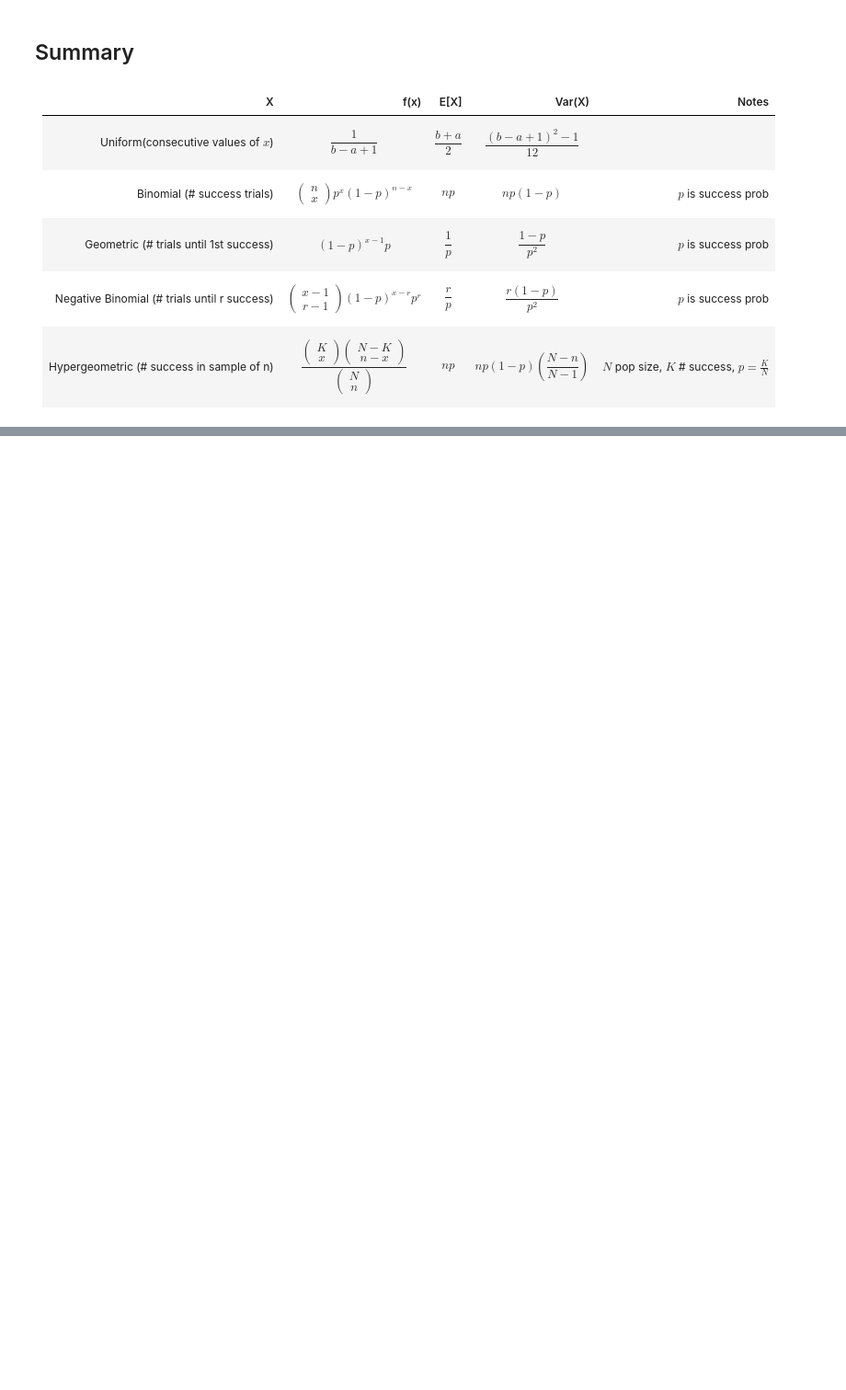
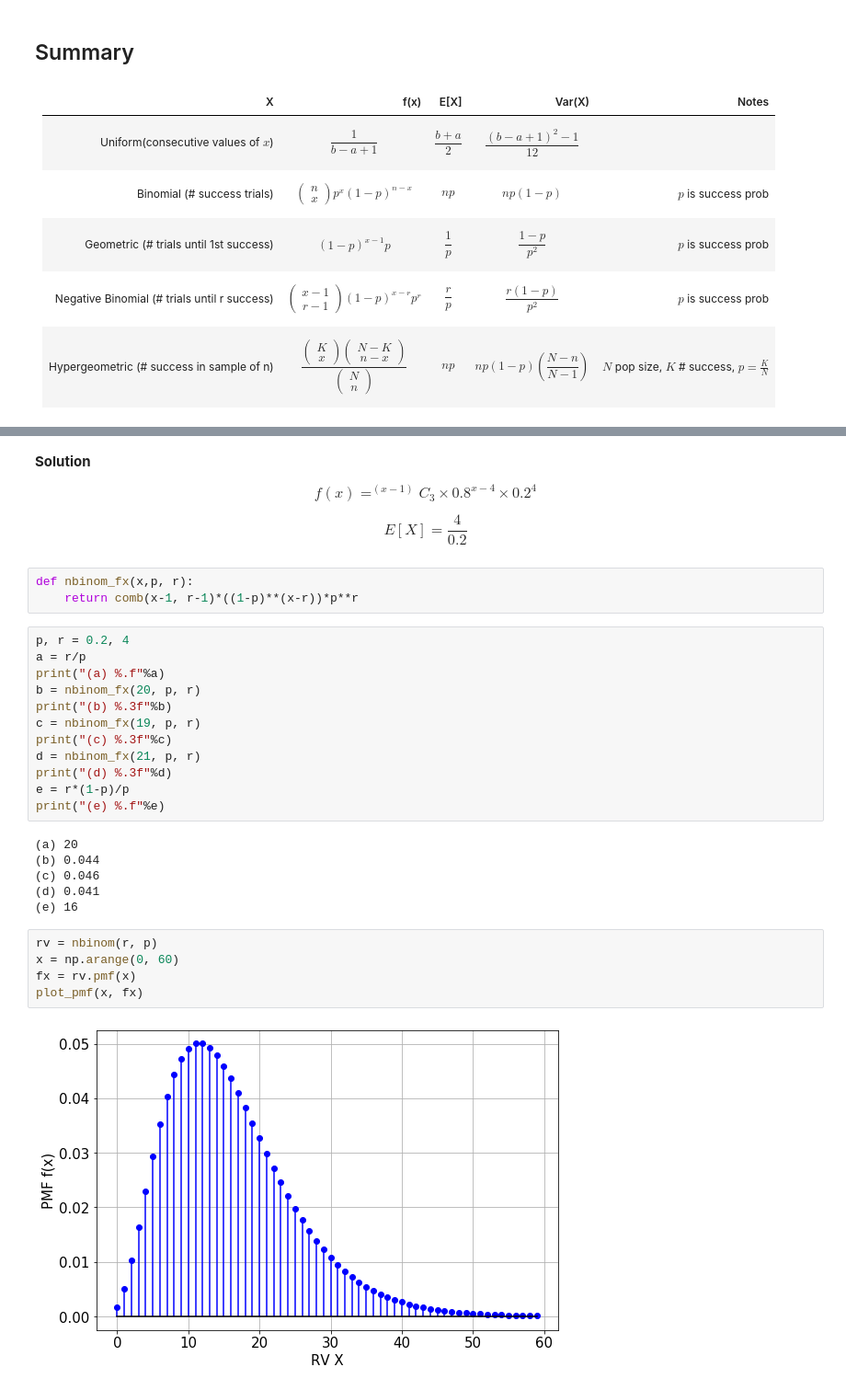
Before and after one commit to sbme-tutorials/Biostatistics-Tutorials, a Jupyter notebook: Section_06.ipynb, the cells around one changed output, grey strips where cells are left out. Shown: that part at 92% size. Drawn from its saved outputs; the diff is of its cells as text; blank space fills up the shorter version.

```diff
--- a/Section_06.ipynb
+++ b/Section_06.ipynb
@@ -217,0 +477,34 @@ E[X] =  2.0
+# %% [markdown]
+**Solution**
+
+$$f(x) = ^{(x-1)}C_{3} \times 0.8^{x-4} \times 0.2^{4} $$
+
+$$E[X] = \frac{4}{0.2} $$
+# %%
+def nbinom_fx(x,p, r):
+    return comb(x-1, r-1)*((1-p)**(x-r))*p**r
+# %%
+p, r = 0.2, 4
+a = r/p
+print("(a) %.f"%a)
+b = nbinom_fx(20, p, r)
+print("(b) %.3f"%b)
+c = nbinom_fx(19, p, r)
+print("(c) %.3f"%c)
+d = nbinom_fx(21, p, r)
+print("(d) %.3f"%d)
+e = r*(1-p)/p
+print("(e) %.f"%e)
+# %% [output]
+(a) 20
+(b) 0.044
+(c) 0.046
+(d) 0.041
+(e) 16
+# %%
+rv = nbinom(r, p)
+x = np.arange(0, 60)
+fx = rv.pmf(x)
+plot_pmf(x, fx)
+# %% [output]
+[figure, added]
```
Also changed, not shown: parts of 62 cells of this notebook, 1 other file.
